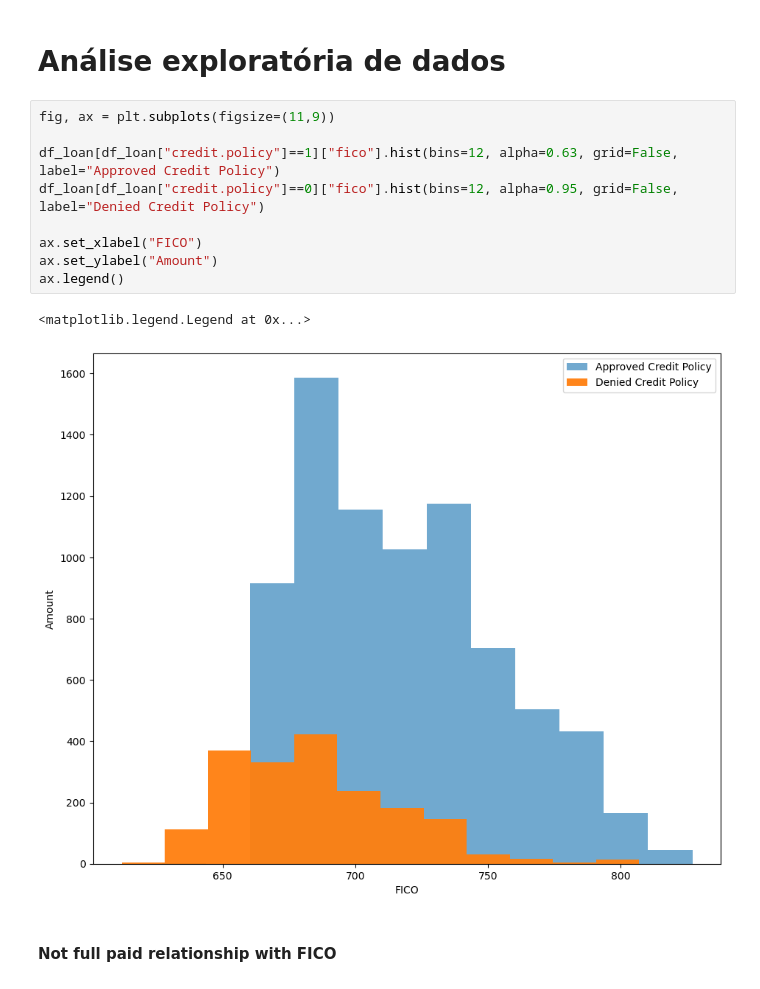
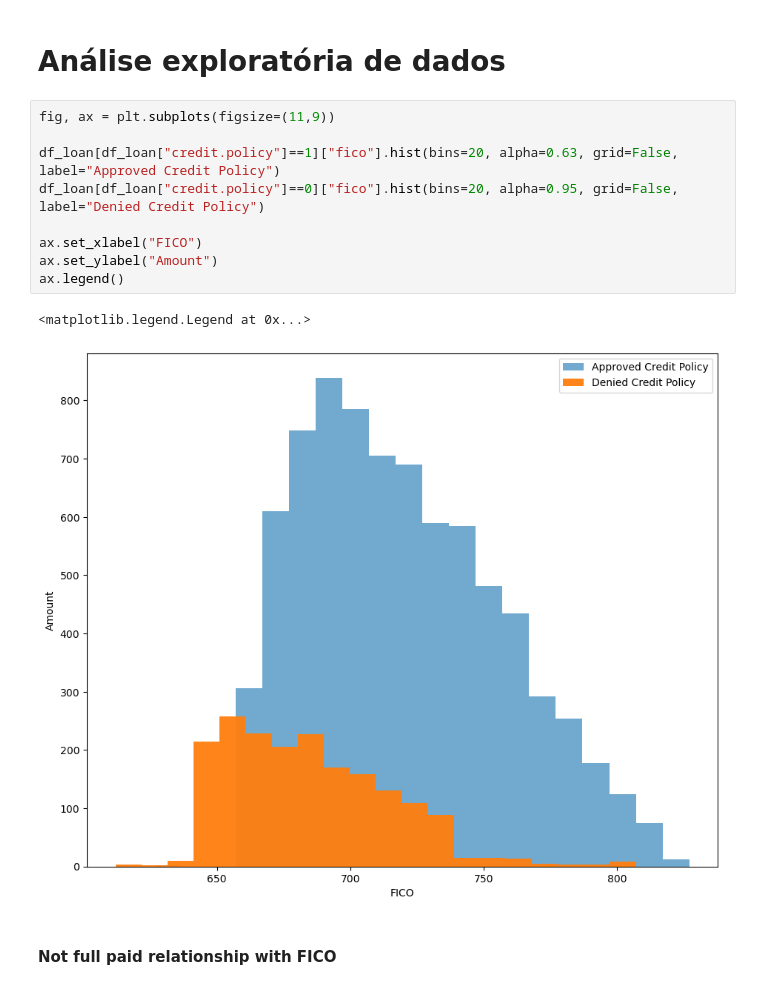
Before and after one commit to 7131HDMC/loan_risk, a Jupyter notebook: Projeto árvores de decisão e florestas aleatórias.ipynb, the cells around one changed output. Saved outputs shown, nothing was run; the diff lists cells and outputs as text.

```diff
--- a/Projeto árvores de decisão e florestas aleatórias.ipynb
+++ b/Projeto árvores de decisão e florestas aleatórias.ipynb
@@ -81,15 +85,15 @@ df_loan.describe()
 # %%
 fig, ax = plt.subplots(figsize=(11,9))
 
-df_loan[df_loan["credit.policy"]==1]["fico"].hist(bins=12, alpha=0.63, grid=False, label="Approved Credit Policy")
-df_loan[df_loan["credit.policy"]==0]["fico"].hist(bins=12, alpha=0.95, grid=False, label="Denied Credit Policy")
+df_loan[df_loan["credit.policy"]==1]["fico"].hist(bins=20, alpha=0.63, grid=False, label="Approved Credit Policy")
+df_loan[df_loan["credit.policy"]==0]["fico"].hist(bins=20, alpha=0.95, grid=False, label="Denied Credit Policy")
 
 ax.set_xlabel("FICO")
 ax.set_ylabel("Amount")
 ax.legend()
 # %% [output]
 <matplotlib.legend.Legend at 0x...>
-[figure, old version]
+[figure, new version]
 # %% [markdown]
 #### Not full paid relationship with FICO
 # %%
```
Also changed, not shown: parts of 24 cells of this notebook.
